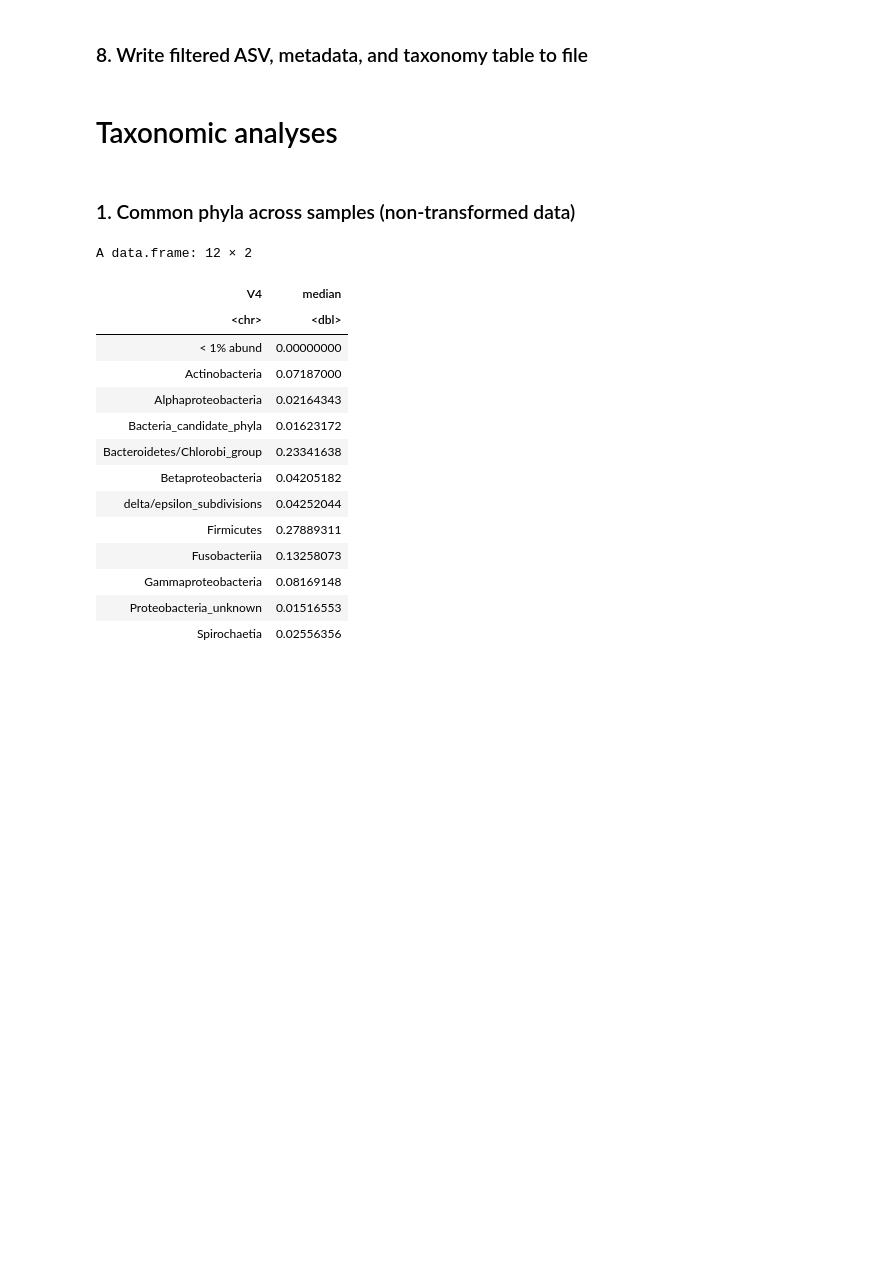
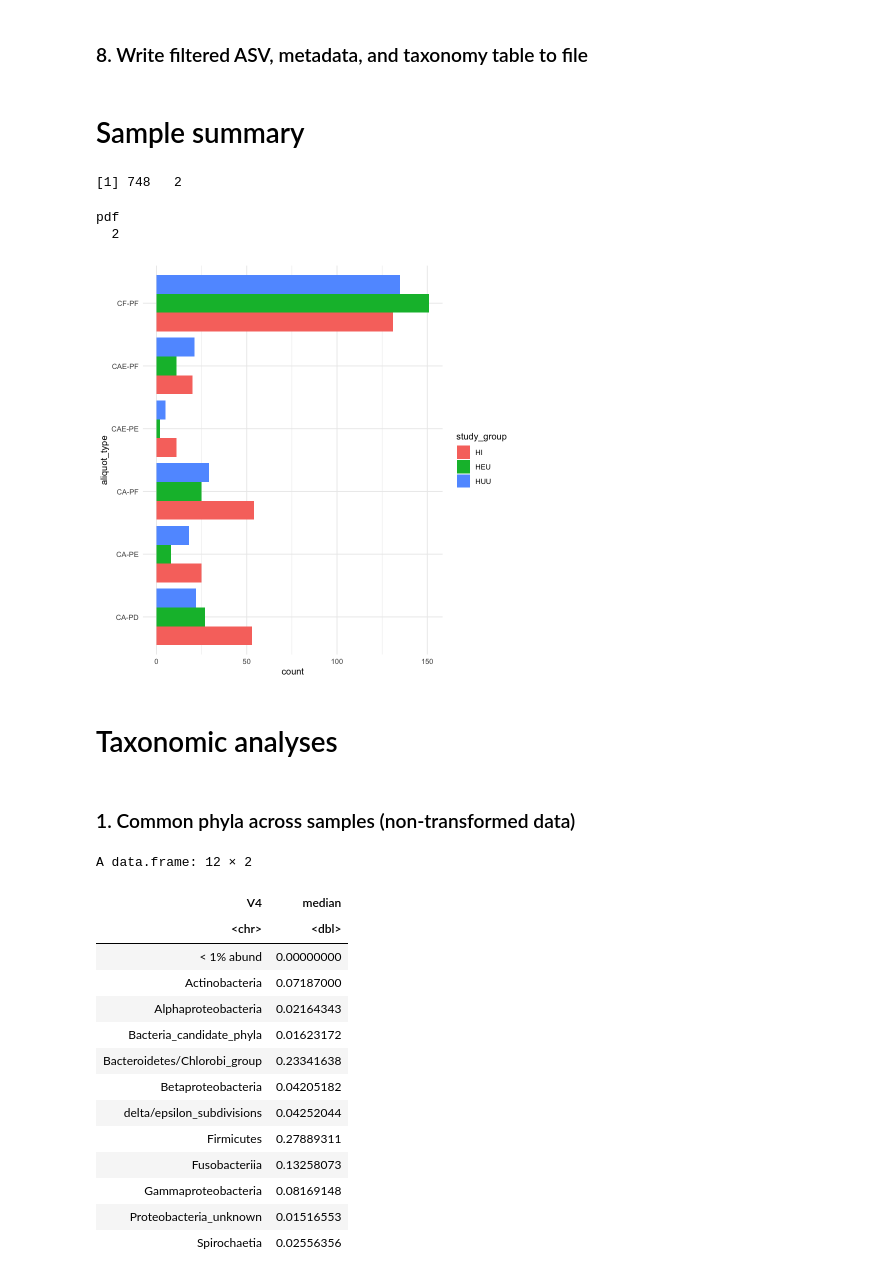
Before and after one commit to aemann01/domhain, a Jupyter notebook: 2022-HIV_oral_microbiome/02-diversity_analyses/diversity_analyses.ipynb, the cells around one changed output. Cells and saved outputs as stored; diff of their text form; code cells hidden in the pictures; blank space fills up the shorter version.

```diff
--- a/2022-HIV_oral_microbiome/02-diversity_analyses/diversity_analyses.ipynb
+++ b/2022-HIV_oral_microbiome/02-diversity_analyses/diversity_analyses.ipynb
@@ -144,6 +195,34 @@ write.table(as.data.frame(otu_table(ps.dat)), "../01-read_processing/sequence_ta
 write.table(as.data.frame(tax_table(ps.dat)), "../01-read_processing/taxonomy_bac.filt.txt", sep="\t", row.names=T, col.names=T)
 # filtered metadata
 write.table(as.data.frame(sample_data(ps.dat)), "../01-read_processing/map.filt.txt", sep="\t", row.names=T, col.names=T)
+# %% [markdown]
+# Sample summary
+# %%
+library(plyr)
+library(dplyr)
+# sample_data(ps.dat)
+temp <- as.data.frame(cbind(sample_data(ps.dat)$aliquot_type, sample_data(ps.dat)$study_group))
+dim(temp)
+colnames(temp) <- c("aliquot_type", "study_group")
+temp <- ddply(temp, .(temp$aliquot_type, temp$study_group), nrow)
+colnames(temp) <- c("aliquot_type", "study_group", "count")
+# temp
+# get order of factors right in plot
+temp$study_group <- as.character(temp$study_group)
+temp$study_group <- factor(temp$study_group, levels=c("HI", "HEU", "HUU"))
+pdf("sample_summary.pdf")
+ggplot(temp, aes(aliquot_type, count)) + geom_bar(aes(fill=study_group), position="dodge", stat="identity") +
+    theme_minimal() +
+    coord_flip()
+dev.off()
+ggplot(temp, aes(aliquot_type, count)) + geom_bar(aes(fill=study_group), position="dodge", stat="identity") +
+    theme_minimal() +
+    coord_flip()
+# %% [output]
+[1] 748   2
+pdf
+  2
+[figure, added]
 # %% [markdown]
 # Taxonomic analyses
 # %% [markdown]
```
Also changed, not shown: parts of 18 cells of this notebook, 2 other files.
